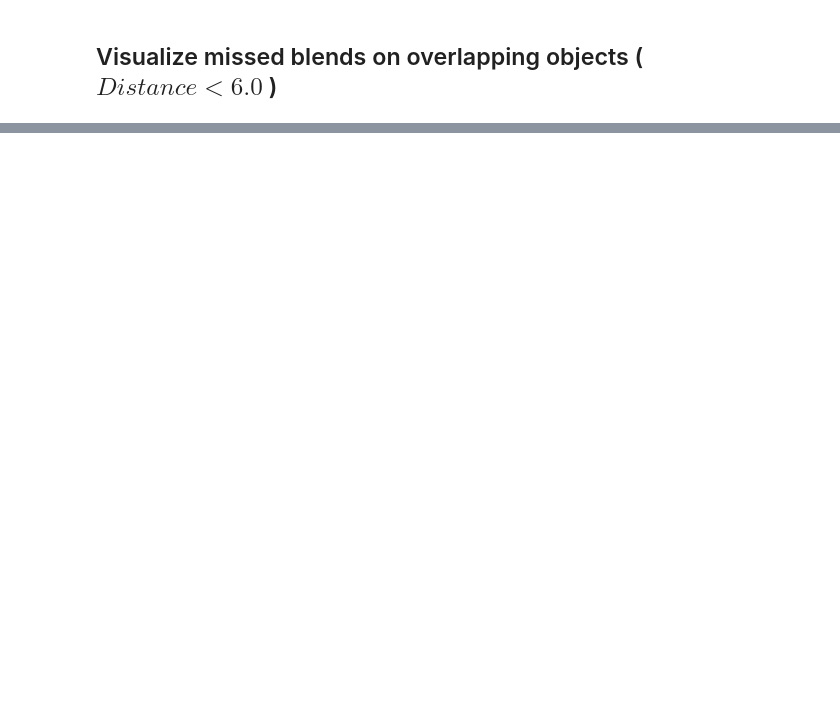
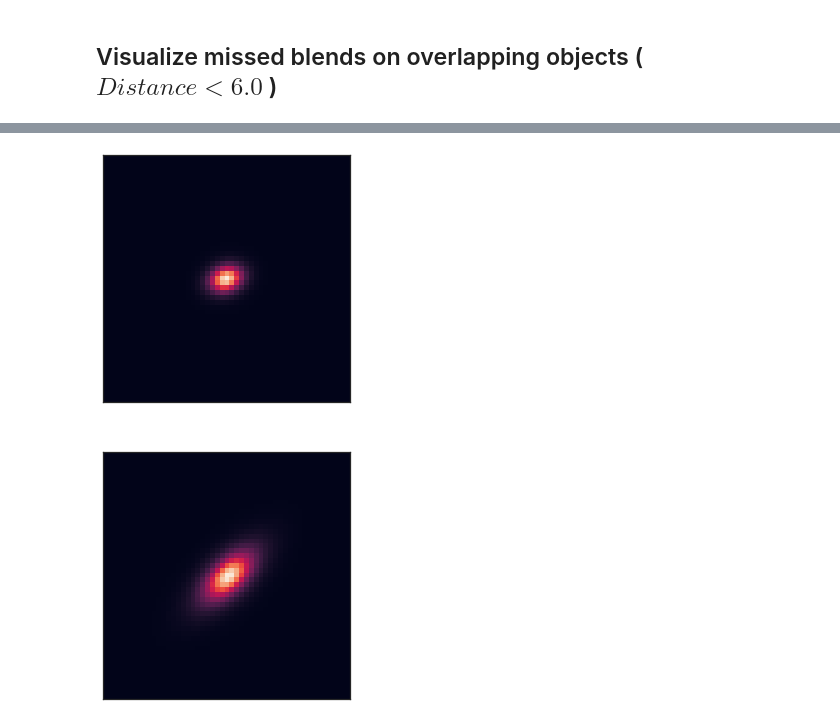
Before and after one commit to CosmoStat/BlendHunter, a Jupyter notebook: notebooks/missed_blends_visualisation.ipynb, the cells around one changed output, grey strips where cells are left out. Drawn from its saved outputs; the diff is of its cells as text; code cells hidden in the pictures; blank space fills up the shorter version.

```diff
--- a/notebooks/missed_blends_visualisation.ipynb
+++ b/notebooks/missed_blends_visualisation.ipynb
@@ -92,0 +134,18 @@ plt.show()
+# %%
+list_no_blends = [79578, 79930]
+
+sns.set(context='notebook', style='white', palette='deep')
+fig, axs = plt.subplots(2, figsize=(10, 10), facecolor='w', edgecolor='k')
+fig.subplots_adjust(hspace = .2, wspace=.001)
+
+axs = axs.ravel()
+for key in not_blends_dict:
+    for i in range(len(list_no_blends)):
+        if key == str(list_no_blends[i]):
+            axs[i].imshow(not_blends_dict[key], origin = 'lower') #display images
+            #axs[i].scatter(25,25,color='r', marker ='x', s =90) #adding the X mark
+            #axs[i].set_title(key, fontsize=15)
+            axs[i].set_yticks([])
+            axs[i].set_xticks([])
+# %% [output]
+[figure, added]
```
Also changed, not shown: parts of 8 cells of this notebook.
